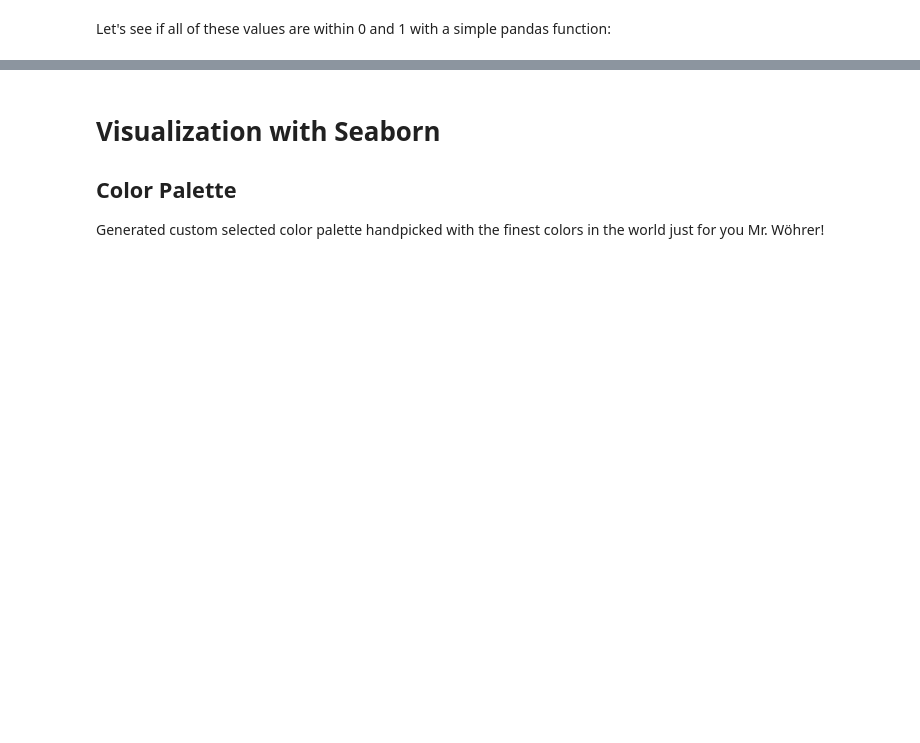
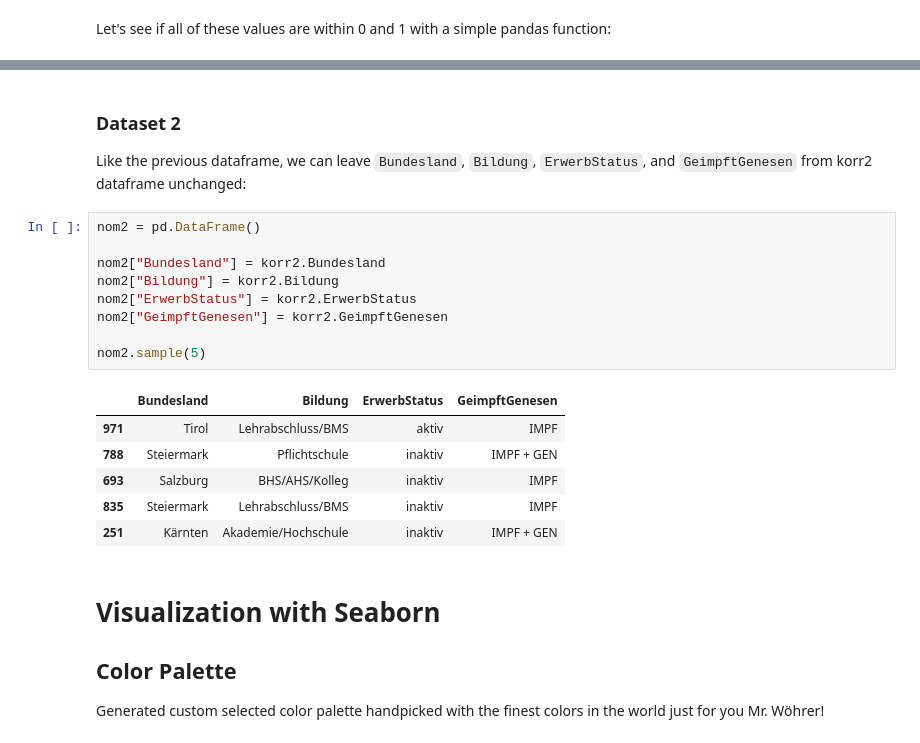
Before and after one commit to Sormy23/DataScience_CoronaStatistics, a Jupyter notebook: mini_projekt.ipynb, the cells around one changed output, grey strips where cells are left out. Cells and saved outputs as stored; diff of their text form; blank space fills up the shorter version.

```diff
--- a/mini_projekt.ipynb
+++ b/mini_projekt.ipynb
@@ -494,3 +511,22 @@ norm2.describe()
+# %% [markdown]
+### Dataset 2
+Like the previous dataframe, we can leave ``Bundesland``, ``Bildung``, ``ErwerbStatus``, and ``GeimpftGenesen`` from korr2 dataframe unchanged:
+# %%
+nom2 = pd.DataFrame()
+
+nom2["Bundesland"] = korr2.Bundesland
+nom2["Bildung"] = korr2.Bildung
+nom2["ErwerbStatus"] = korr2.ErwerbStatus
+nom2["GeimpftGenesen"] = korr2.GeimpftGenesen
+
+nom2.sample(5)
+# %% [output]
+|  | Bundesland | Bildung | ErwerbStatus | GeimpftGenesen |
+| 971 | Tirol | Lehrabschluss/BMS | aktiv | IMPF |
+| 788 | Steiermark | Pflichtschule | inaktiv | IMPF + GEN |
+| 693 | Salzburg | BHS/AHS/Kolleg | inaktiv | IMPF |
+| 835 | Steiermark | Lehrabschluss/BMS | inaktiv | IMPF |
+| 251 | Kärnten | Akademie/Hochschule | inaktiv | IMPF + GEN |
 # %% [markdown]
 # Visualization with Seaborn
 ## Color Palette
```
Also changed, not shown: parts of 21 cells of this notebook, 4 other files.
